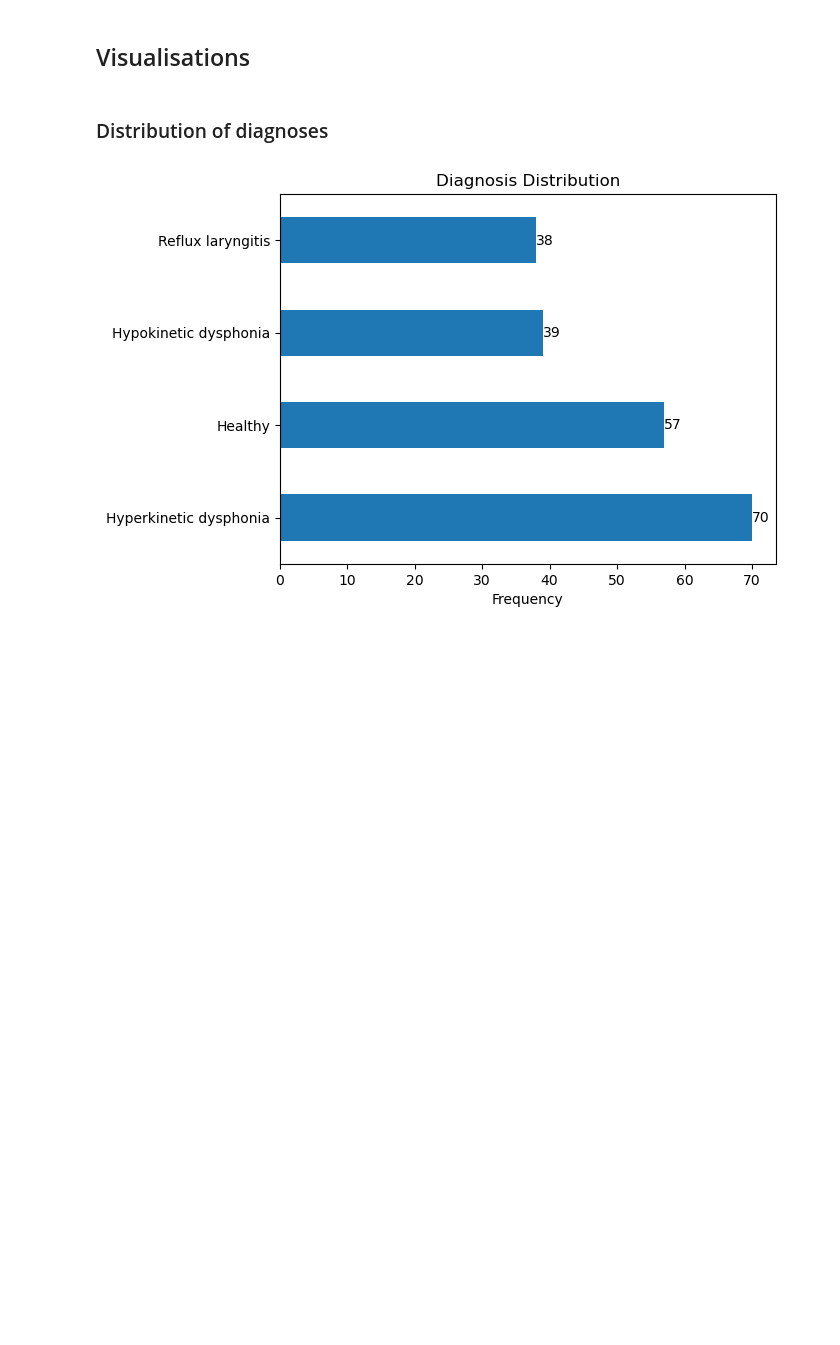
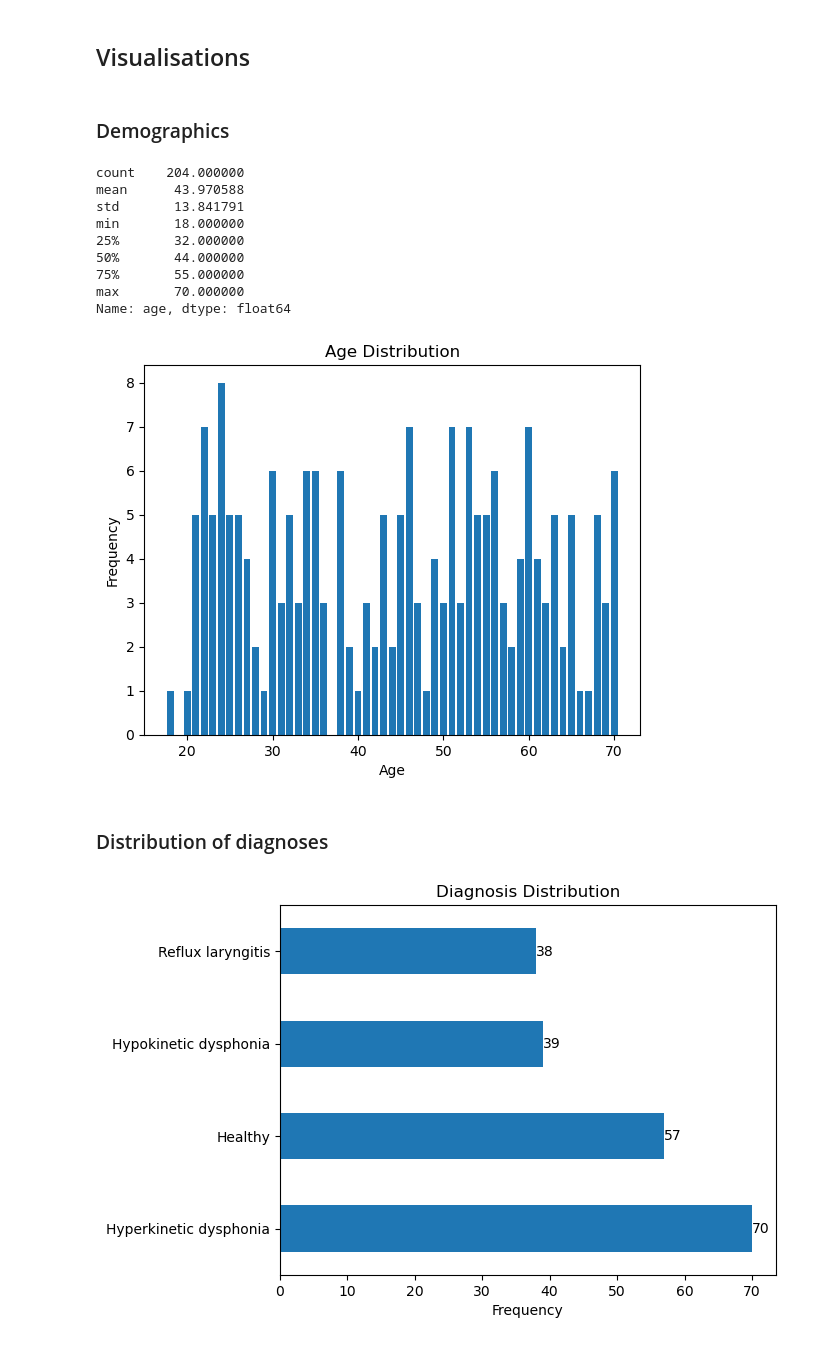
Before and after one commit to alyssahondrade/ml-perspectives-on-voice-disorder-diagnosis, a Jupyter notebook: notebooks/05_data_analysis.ipynb, the cells around one changed output. Cells and saved outputs as stored; diff of their text form; code cells hidden in the pictures; blank space fills up the shorter version.

```diff
--- a/notebooks/05_data_visualisation.ipynb
+++ b/notebooks/05_data_analysis.ipynb
@@ -71,5 +92,32 @@ merged_df.head()
 # %% [markdown]
 ## Visualisations
+# %% [markdown]
+### Demographics
+# %%
+# Get the unique age and its frequency
+unique_age = merged_df['age'].unique()
+age_counts = merged_df['age'].value_counts()
+print(merged_df['age'].describe())
+
+# Plot the distribution
+plt.bar(unique_age, age_counts)
+plt.xlabel('Age')
+plt.ylabel('Frequency')
+plt.title('Age Distribution')
+
+# Display the plot
+plt.show()
+# %% [output]
+count    204.000000
+mean      43.970588
+std       13.841791
+min       18.000000
+25%       32.000000
+50%       44.000000
+75%       55.000000
+max       70.000000
+Name: age, dtype: float64
+[figure, added]
 # %% [markdown]
 ### Distribution of diagnoses
 # %%
```
Also changed, not shown: parts of 5 cells of this notebook, 3 other files.
